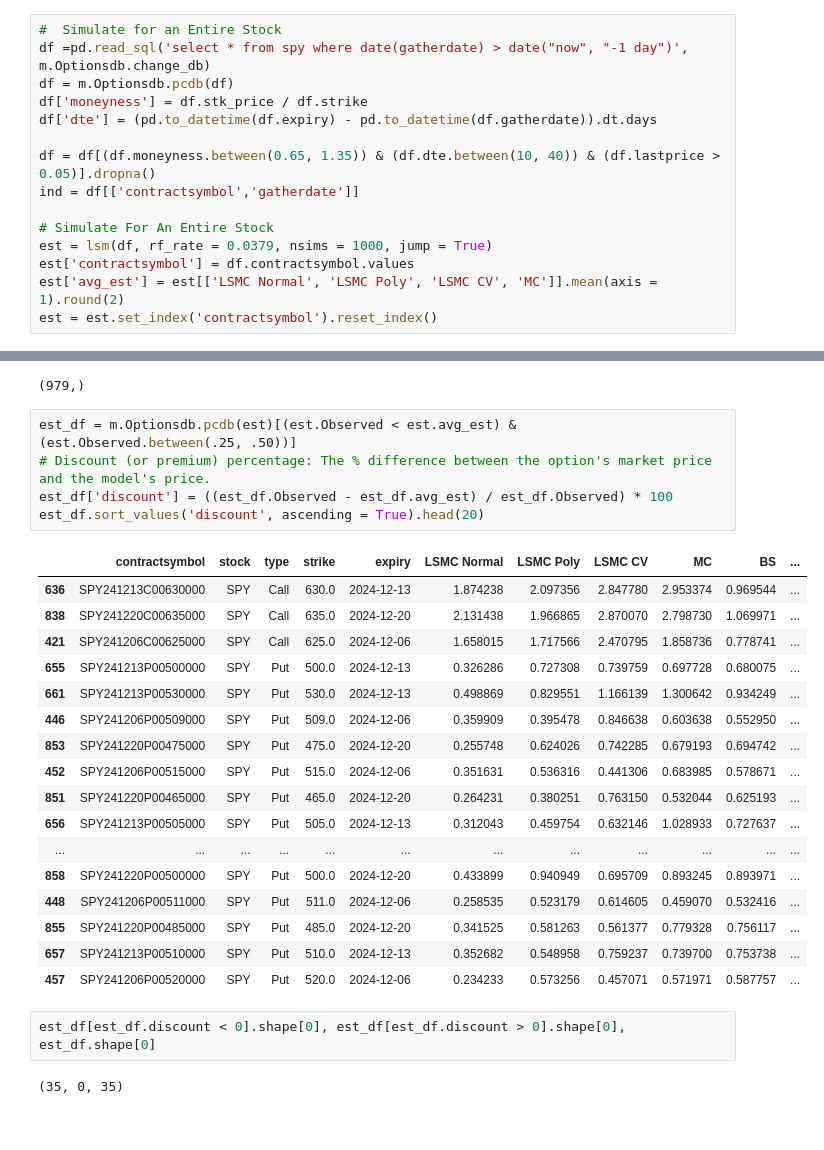
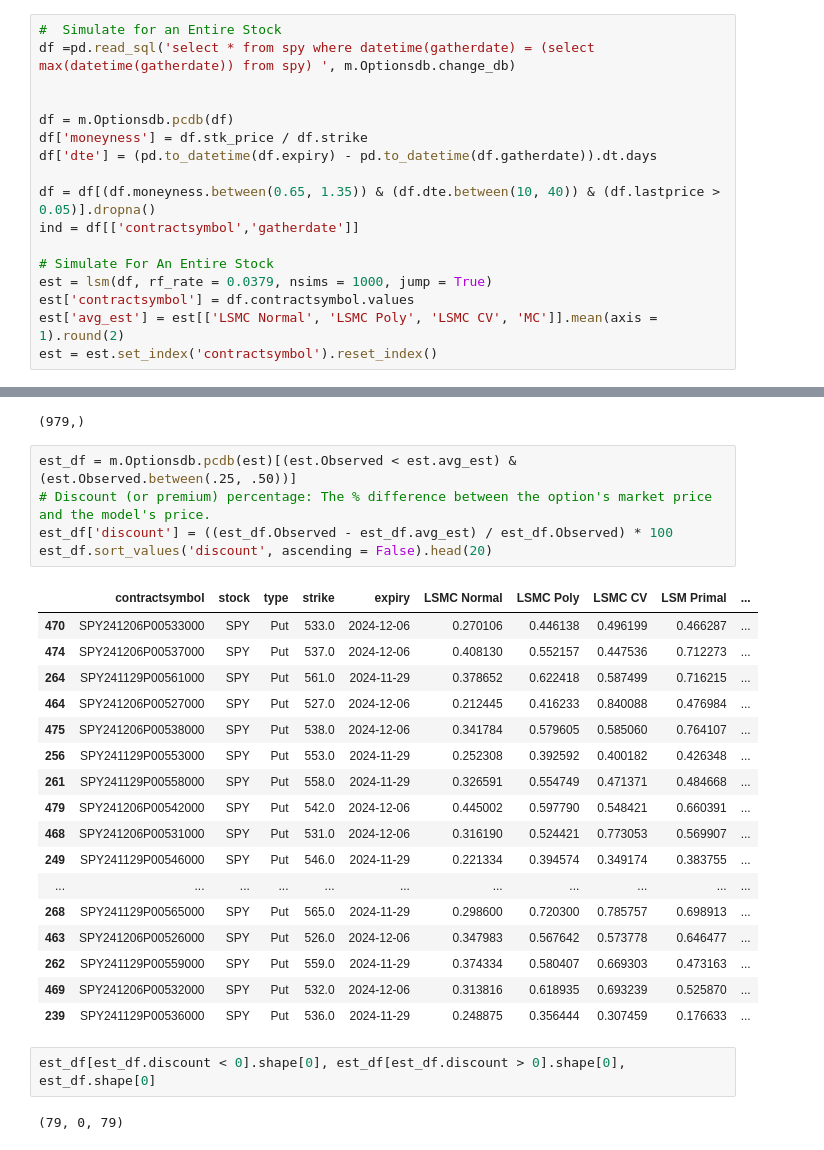
Before and after one commit to jach8/stocker, a Jupyter notebook: models/sim/test_lsm.ipynb, the cells around one changed output, grey strips where cells are left out. Saved outputs shown, nothing was run; the diff lists cells and outputs as text.

```diff
--- a/models/sim/test_lsm.ipynb
+++ b/models/sim/test_lsm.ipynb
@@ -45,6 +62,8 @@ Prices Connected: 2024-11-13 12:11:00.724924
 # %%
 #  Simulate for an Entire Stock
-df =pd.read_sql('select * from spy where date(gatherdate) > date("now", "-1 day")', m.Optionsdb.change_db)
+df =pd.read_sql('select * from spy where datetime(gatherdate) = (select max(datetime(gatherdate)) from spy) ', m.Optionsdb.change_db)
+
+
 df = m.Optionsdb.pcdb(df)
 df['moneyness'] = df.stk_price / df.strike
 df['dte'] = (pd.to_datetime(df.expiry) - pd.to_datetime(df.gatherdate)).dt.days
@@ -64,30 +83,30 @@ df.contractsymbol.unique().shape
 # %%
 est_df = m.Optionsdb.pcdb(est)[(est.Observed < est.avg_est) & (est.Observed.between(.25, .50))]
 # Discount (or premium) percentage: The % difference between the option's market price and the model's price.
 est_df['discount'] = ((est_df.Observed - est_df.avg_est) / est_df.Observed) * 100
-est_df.sort_values('discount', ascending = True).head(20)
+est_df.sort_values('discount', ascending = False).head(20)
 # %% [output]
-|  | contractsymbol | stock | type | strike | expiry | LSMC Normal | LSMC Poly | LSMC CV | MC | BS | ... |
-| 636 | SPY241213C00630000 | SPY | Call | 630.0 | 2024-12-13 | 1.874238 | 2.097356 | 2.847780 | 2.953374 | 0.969544 | ... |
-| 838 | SPY241220C00635000 | SPY | Call | 635.0 | 2024-12-20 | 2.131438 | 1.966865 | 2.870070 | 2.798730 | 1.069971 | ... |
-| 421 | SPY241206C00625000 | SPY | Call | 625.0 | 2024-12-06 | 1.658015 | 1.717566 | 2.470795 | 1.858736 | 0.778741 | ... |
-| 655 | SPY241213P00500000 | SPY | Put | 500.0 | 2024-12-13 | 0.326286 | 0.727308 | 0.739759 | 0.697728 | 0.680075 | ... |
-| 661 | SPY241213P00530000 | SPY | Put | 530.0 | 2024-12-13 | 0.498869 | 0.829551 | 1.166139 | 1.300642 | 0.934249 | ... |
-| 446 | SPY241206P00509000 | SPY | Put | 509.0 | 2024-12-06 | 0.359909 | 0.395478 | 0.846638 | 0.603638 | 0.552950 | ... |
-| 853 | SPY241220P00475000 | SPY | Put | 475.0 | 2024-12-20 | 0.255748 | 0.624026 | 0.742285 | 0.679193 | 0.694742 | ... |
-| 452 | SPY241206P00515000 | SPY | Put | 515.0 | 2024-12-06 | 0.351631 | 0.536316 | 0.441306 | 0.683985 | 0.578671 | ... |
-| 851 | SPY241220P00465000 | SPY | Put | 465.0 | 2024-12-20 | 0.264231 | 0.380251 | 0.763150 | 0.532044 | 0.625193 | ... |
-| 656 | SPY241213P00505000 | SPY | Put | 505.0 | 2024-12-13 | 0.312043 | 0.459754 | 0.632146 | 1.028933 | 0.727637 | ... |
-| ... | ... | ... | ... | ... | ... | ... | ... | ... | ... | ... | ... |
-| 858 | SPY241220P00500000 | SPY | Put | 500.0 | 2024-12-20 | 0.433899 | 0.940949 | 0.695709 | 0.893245 | 0.893971 | ... |
-| 448 | SPY241206P00511000 | SPY | Put | 511.0 | 2024-12-06 | 0.258535 | 0.523179 | 0.614605 | 0.459070 | 0.532416 | ... |
-| 855 | SPY241220P00485000 | SPY | Put | 485.0 | 2024-12-20 | 0.341525 | 0.581263 | 0.561377 | 0.779328 | 0.756117 | ... |
-| 657 | SPY241213P00510000 | SPY | Put | 510.0 | 2024-12-13 | 0.352682 | 0.548958 | 0.759237 | 0.739700 | 0.753738 | ... |
-| 457 | SPY241206P00520000 | SPY | Put | 520.0 | 2024-12-06 | 0.234233 | 0.573256 | 0.457071 | 0.571971 | 0.587757 | ... |
+|  | contractsymbol | stock | type | strike | expiry | LSMC Normal | LSMC Poly | LSMC CV | LSM Primal | ... |
+| 470 | SPY241206P00533000 | SPY | Put | 533.0 | 2024-12-06 | 0.270106 | 0.446138 | 0.496199 | 0.466287 | ... |
+| 474 | SPY241206P00537000 | SPY | Put | 537.0 | 2024-12-06 | 0.408130 | 0.552157 | 0.447536 | 0.712273 | ... |
+| 264 | SPY241129P00561000 | SPY | Put | 561.0 | 2024-11-29 | 0.378652 | 0.622418 | 0.587499 | 0.716215 | ... |
+| 464 | SPY241206P00527000 | SPY | Put | 527.0 | 2024-12-06 | 0.212445 | 0.416233 | 0.840088 | 0.476984 | ... |
+| 475 | SPY241206P00538000 | SPY | Put | 538.0 | 2024-12-06 | 0.341784 | 0.579605 | 0.585060 | 0.764107 | ... |
+| 256 | SPY241129P00553000 | SPY | Put | 553.0 | 2024-11-29 | 0.252308 | 0.392592 | 0.400182 | 0.426348 | ... |
+| 261 | SPY241129P00558000 | SPY | Put | 558.0 | 2024-11-29 | 0.326591 | 0.554749 | 0.471371 | 0.484668 | ... |
+| 479 | SPY241206P00542000 | SPY | Put | 542.0 | 2024-12-06 | 0.445002 | 0.597790 | 0.548421 | 0.660391 | ... |
+| 468 | SPY241206P00531000 | SPY | Put | 531.0 | 2024-12-06 | 0.316190 | 0.524421 | 0.773053 | 0.569907 | ... |
+| 249 | SPY241129P00546000 | SPY | Put | 546.0 | 2024-11-29 | 0.221334 | 0.394574 | 0.349174 | 0.383755 | ... |
+| ... | ... | ... | ... | ... | ... | ... | ... | ... | ... | ... |
+| 268 | SPY241129P00565000 | SPY | Put | 565.0 | 2024-11-29 | 0.298600 | 0.720300 | 0.785757 | 0.698913 | ... |
+| 463 | SPY241206P00526000 | SPY | Put | 526.0 | 2024-12-06 | 0.347983 | 0.567642 | 0.573778 | 0.646477 | ... |
+| 262 | SPY241129P00559000 | SPY | Put | 559.0 | 2024-11-29 | 0.374334 | 0.580407 | 0.669303 | 0.473163 | ... |
+| 469 | SPY241206P00532000 | SPY | Put | 532.0 | 2024-12-06 | 0.313816 | 0.618935 | 0.693239 | 0.525870 | ... |
+| 239 | SPY241129P00536000 | SPY | Put | 536.0 | 2024-11-29 | 0.248875 | 0.356444 | 0.307459 | 0.176633 | ... |
 # %%
 est_df[est_df.discount < 0].shape[0], est_df[est_df.discount > 0].shape[0], est_df.shape[0]
 # %% [output]
-(35, 0, 35)
+(79, 0, 79)
 # %%
 df[df['amnt'] > 0 ]
 # %% [output]
```
Also changed, not shown: parts of 3 cells of this notebook, 1 other file.
